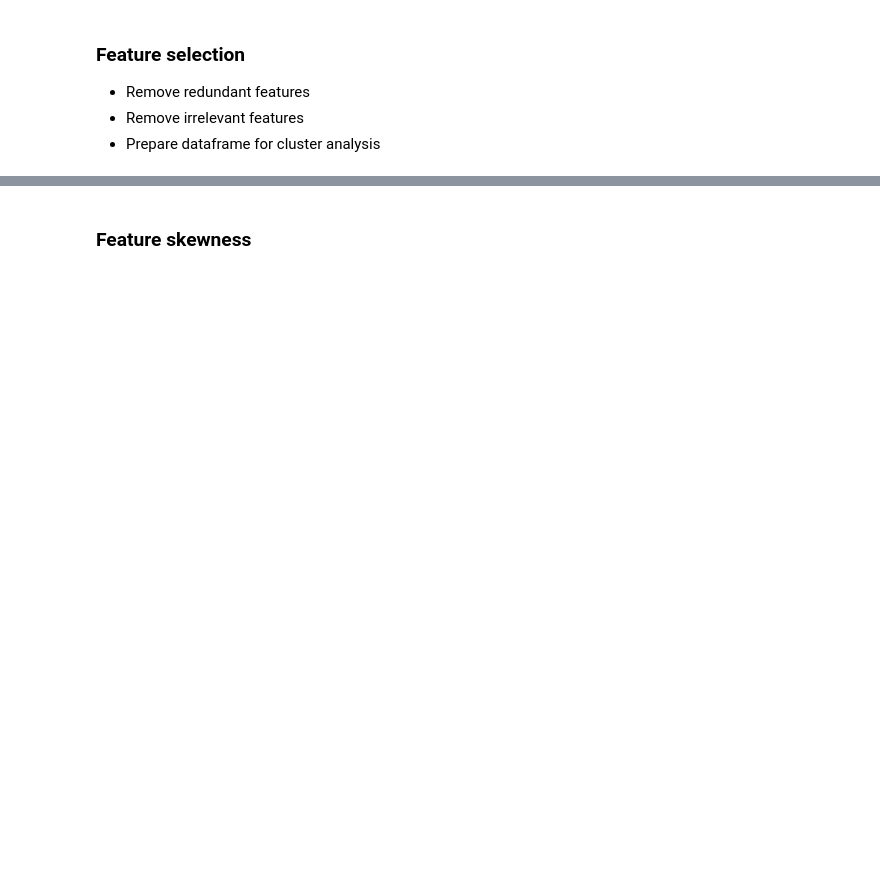
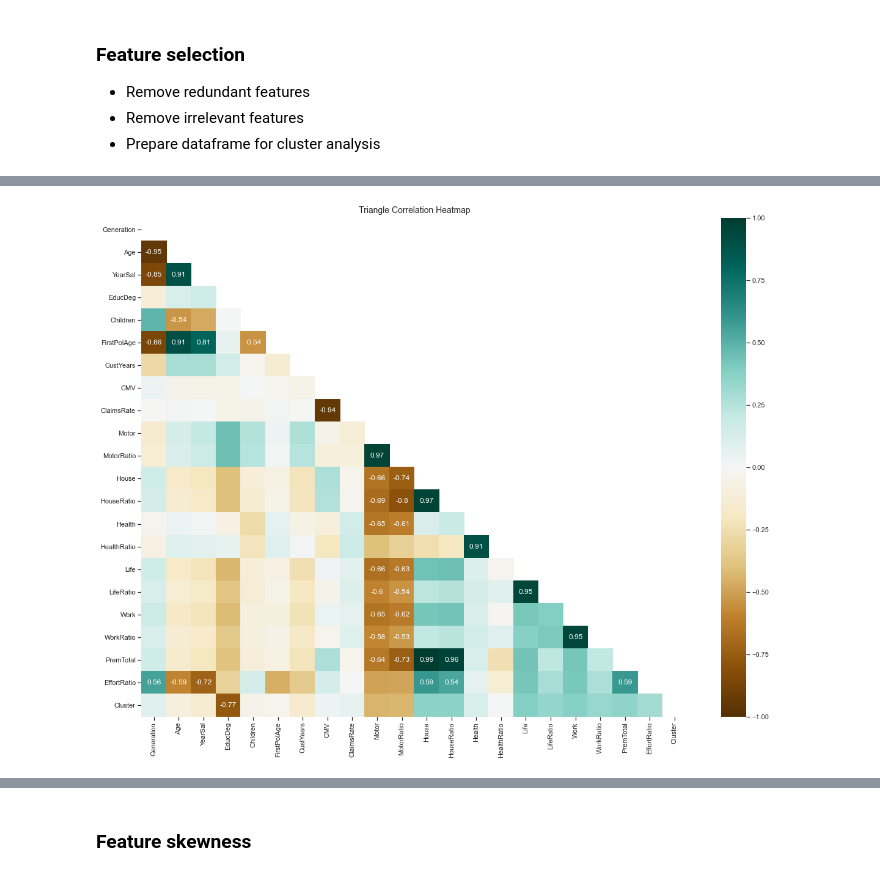
Before and after one commit to stuartgo/dataminingNova, a Jupyter notebook: DM_new.ipynb, the cells around one changed output, grey strips where cells are left out. Drawn from its saved outputs; the diff is of its cells as text; code cells hidden in the pictures; blank space fills up the shorter version.

```diff
--- a/DM_new.ipynb
+++ b/DM_new.ipynb
@@ -943,7 +1197,9 @@ df.drop(columns = ["FirstPolYear", "BirthYear", "MonthSal"], inplace = True)
 # Prem ratios vs Prem values
 # %%
 # correlation heatmap after updating features
-corr_heatmap(df)
+corr_heatmap(df,0.5)
+# %% [output]
+[figure, added]
 # %%
 # updating metric and non-metric features
 metric_features = df.columns.drop(["EducDeg", "GeoLivArea", "Children", "Generation"])
```
Also changed, not shown: parts of 38 cells of this notebook.
